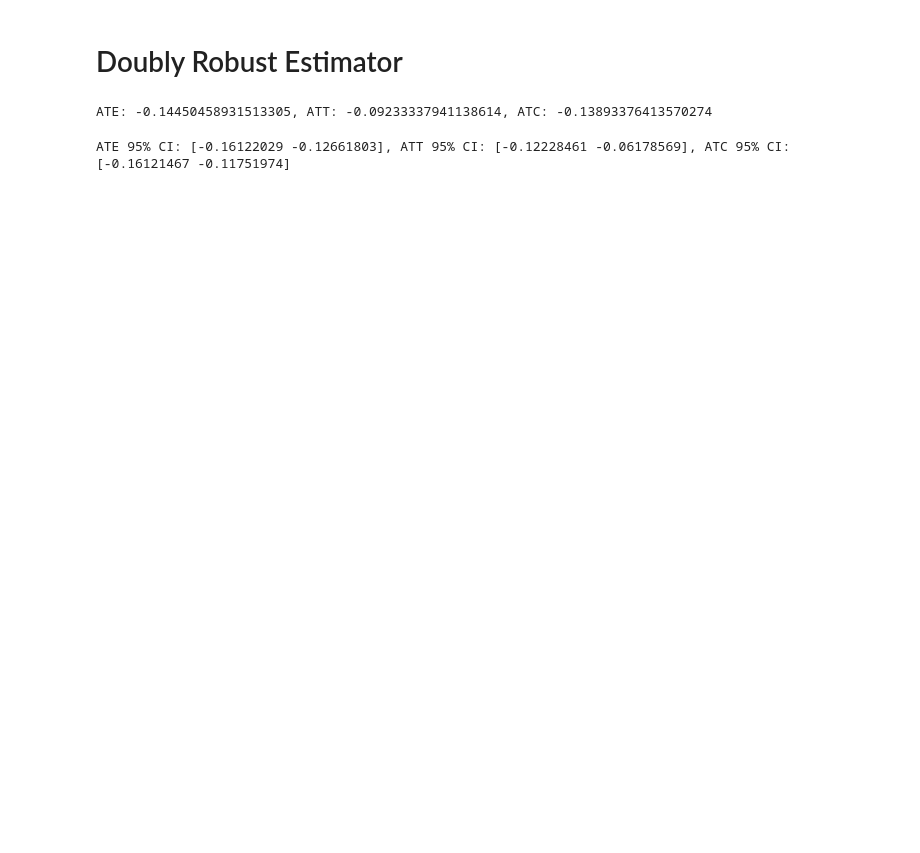
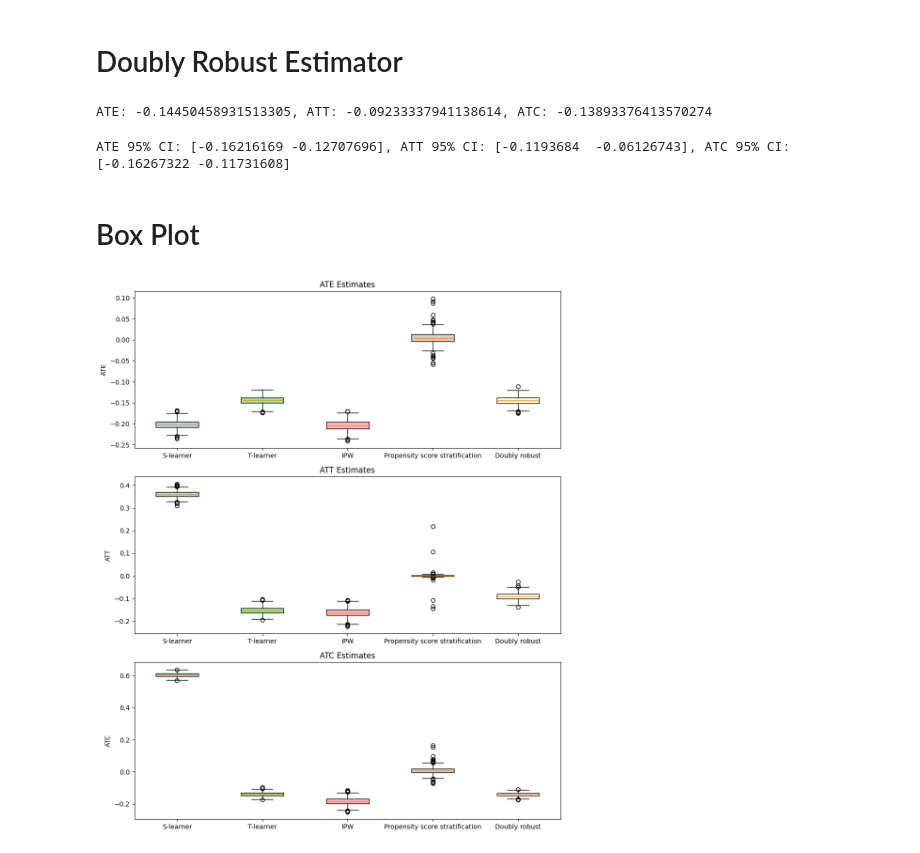
Before and after one commit to GurKeinan/Causal-Inference-Project-Effect-of-Age-on-Graduating, a Jupyter notebook: code/estimation/Yarden.ipynb, the cells around one changed output. Drawn from its saved outputs; the diff is of its cells as text; code cells hidden in the pictures; blank space fills up the shorter version.

Commit message:
box plot

```diff
--- a/code/estimation/Yarden.ipynb
+++ b/code/estimation/Yarden.ipynb
@@ -372,8 +383,10 @@ def bootstrap_confidence_intervals_IPW(data, num_bootstrap=1000, ci_level=95):
     ATT_CI = np.percentile(bootstrap_ATT, [lower_percentile, upper_percentile])
     ATC_CI = np.percentile(bootstrap_ATC, [lower_percentile, upper_percentile])
 
-    return ATE_CI, ATT_CI, ATC_CI
+    return ATE_CI, ATT_CI, ATC_CI, bootstrap_ATE, bootstrap_ATT, bootstrap_ATC
 
-ATE_CI, ATT_CI, ATC_CI = bootstrap_confidence_intervals_IPW(data)
+ATE_CI, ATT_CI, ATC_CI, bootstrap_ATE, bootstrap_ATT, bootstrap_ATC = bootstrap_confidence_intervals_IPW(data)
 print(f'ATE 95% CI: {ATE_CI}, ATT 95% CI: {ATT_CI}, ATC 95% CI: {ATC_CI}')
+method_CIs['IPW'] = {'ATE_CI': ATE_CI, 'ATT_CI': ATT_CI, 'ATC_CI': ATC_CI}
+method_bootstrap_values['IPW'] = {'ATE': bootstrap_ATE, 'ATT': bootstrap_ATT, 'ATC': bootstrap_ATC}
 # %% [output]
@@ -454,8 +468,10 @@ def bootstrap_confidence_intervals_propensity_score_stratification(data, num_boo
     ATT_CI = np.percentile(bootstrap_ATT, [lower_percentile, upper_percentile])
     ATC_CI = np.percentile(bootstrap_ATC, [lower_percentile, upper_percentile])
 
-    return ATE_CI, ATT_CI, ATC_CI
+    return ATE_CI, ATT_CI, ATC_CI, bootstrap_ATE, bootstrap_ATT, bootstrap_ATC
 
-ATE_CI, ATT_CI, ATC_CI = bootstrap_confidence_intervals_propensity_score_stratification(data)
+ATE_CI, ATT_CI, ATC_CI, bootstrap_ATE, bootstrap_ATT, bootstrap_ATC = bootstrap_confidence_intervals_propensity_score_stratification(data)
 print(f'ATE 95% CI: {ATE_CI}, ATT 95% CI: {ATT_CI}, ATC 95% CI: {ATC_CI}')
+method_CIs['Propensity score stratification'] = {'ATE_CI': ATE_CI, 'ATT_CI': ATT_CI, 'ATC_CI': ATC_CI}
+method_bootstrap_values['Propensity score stratification'] = {'ATE': bootstrap_ATE, 'ATT': bootstrap_ATT, 'ATC': bootstrap_ATC}
 # %% [output]
@@ -530,9 +547,52 @@ def bootstrap_confidence_intervals_doubly_robust(data, y_pred_all_1, y_pred_all_
     ATT_CI = np.percentile(bootstrap_ATT, [lower_percentile, upper_percentile])
     ATC_CI = np.percentile(bootstrap_ATC, [lower_percentile, upper_percentile])
 
-    return ATE_CI, ATT_CI, ATC_CI
+    return ATE_CI, ATT_CI, ATC_CI, bootstrap_ATE, bootstrap_ATT, bootstrap_ATC
 
-ATE_CI, ATT_CI, ATC_CI = bootstrap_confidence_intervals_doubly_robust(data, y_pred_all_1, y_pred_all_0)
+ATE_CI, ATT_CI, ATC_CI, bootstrap_ATE, bootstrap_ATT, bootstrap_ATC = bootstrap_confidence_intervals_doubly_robust(data, y_pred_all_1, y_pred_all_0)
 print(f'ATE 95% CI: {ATE_CI}, ATT 95% CI: {ATT_CI}, ATC 95% CI: {ATC_CI}')
+method_CIs['Doubly robust'] = {'ATE_CI': ATE_CI, 'ATT_CI': ATT_CI, 'ATC_CI': ATC_CI}
+method_bootstrap_values['Doubly robust'] = {'ATE': bootstrap_ATE, 'ATT': bootstrap_ATT, 'ATC': bootstrap_ATC}
 # %% [output]
-ATE 95% CI: [-0.16122029 -0.12661803], ATT 95% CI: [-0.12228461 -0.06178569], ATC 95% CI: [-0.16121467 -0.11751974]
+ATE 95% CI: [-0.16216169 -0.12707696], ATT 95% CI: [-0.1193684  -0.06126743], ATC 95% CI: [-0.16267322 -0.11731608]
+# %% [markdown]
+# Box Plot
+# %%
+# Plot the ATE, ATT, and ATC estimates for each method
+ATE_values = [method_bootstrap_values[method]['ATE'] for method in method_bootstrap_values]
+ATT_values = [method_bootstrap_values[method]['ATT'] for method in method_bootstrap_values]
+ATC_values = [method_bootstrap_values[method]['ATC'] for method in method_bootstrap_values]
+
+ATE_CIs = [method_CIs[method]['ATE_CI'] for method in method_CIs]
+ATT_CIs = [method_CIs[method]['ATT_CI'] for method in method_CIs]
+ATC_CIs = [method_CIs[method]['ATC_CI'] for method in method_CIs]
+
+colors = ['lightblue', 'lightgreen', 'lightpink', 'lightgrey', 'lightyellow']
+
+plt.figure(figsize=(10, 12))
+plt.subplot(3, 1, 1)
+boxes_ate = plt.boxplot(ATE_values, patch_artist=True, labels=list(method_bootstrap_values.keys()))
+for patch, color in zip(boxes_ate['boxes'], colors):
+    patch.set_facecolor(color)
+plt.title('ATE Estimates')
+plt.ylabel('ATE')
+
+plt.subplot(3, 1, 2)
+boxes_att = plt.boxplot(ATT_values, patch_artist=True, labels=list(method_bootstrap_values.keys()))
+for patch, color in zip(boxes_att['boxes'], colors):
+    patch.set_facecolor(color)
+plt.title('ATT Estimates')
+plt.ylabel('ATT')
+
+plt.subplot(3, 1, 3)
+boxes_atc = plt.boxplot(ATC_values, patch_artist=True, labels=list(method_bootstrap_values.keys()))
+for patch, color in zip(boxes_atc['boxes'], colors):
+    patch.set_facecolor(color)
+plt.title('ATC Estimates')
+plt.ylabel('ATC')
+
+plt.subplots_adjust(hspace=0.8)
+plt.tight_layout()
+plt.show()
+# %% [output]
+[figure, added]
```
Also changed, not shown: parts of 10 cells of this notebook.
